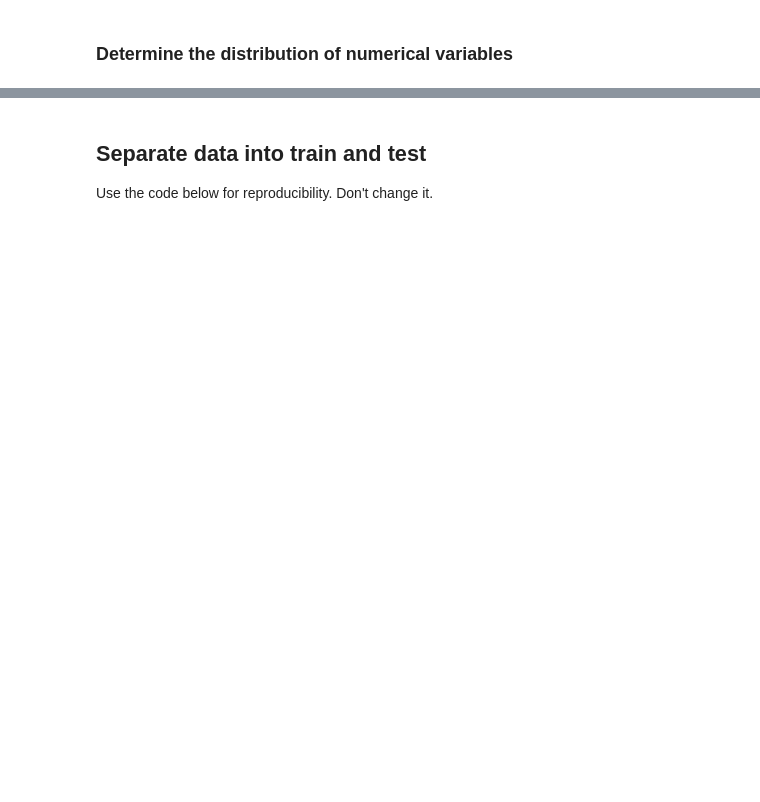
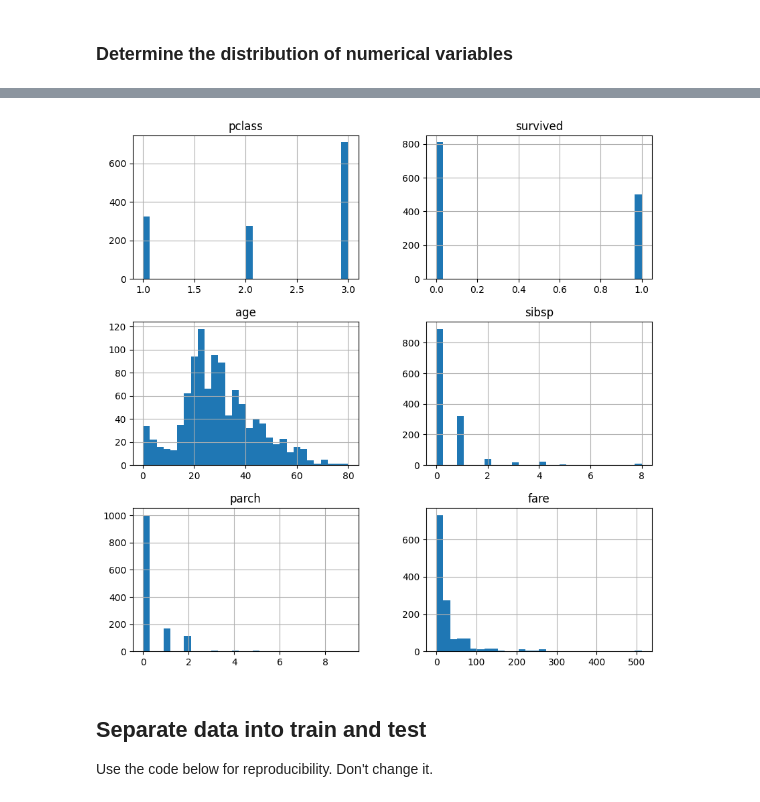
Before and after one commit to aidahalitaj/dmlm, a Jupyter notebook: section-04-research-and-development/titanic-assignment/01-predicting-survival-titanic-assignement.ipynb, the cells around one changed output, grey strips where cells are left out. Saved outputs shown, nothing was run; the diff lists cells and outputs as text; code cells hidden in the pictures; blank space fills up the shorter version.

```diff
--- a/section-04-research-and-development/titanic-assignment/01-predicting-survival-titanic-assignement.ipynb
+++ b/section-04-research-and-development/titanic-assignment/01-predicting-survival-titanic-assignement.ipynb
@@ -137,3 +260,8 @@ print('Number of categorical variables: {}'.format(len(vars_cat)))
+# %%
+data[vars_num].hist(bins=30, figsize=(10,10))
+plt.show()
+# %% [output]
+[figure, added]
 # %% [markdown]
 ## Separate data into train and test
 
```
Also changed, not shown: parts of 61 cells of this notebook, 20 other files.
